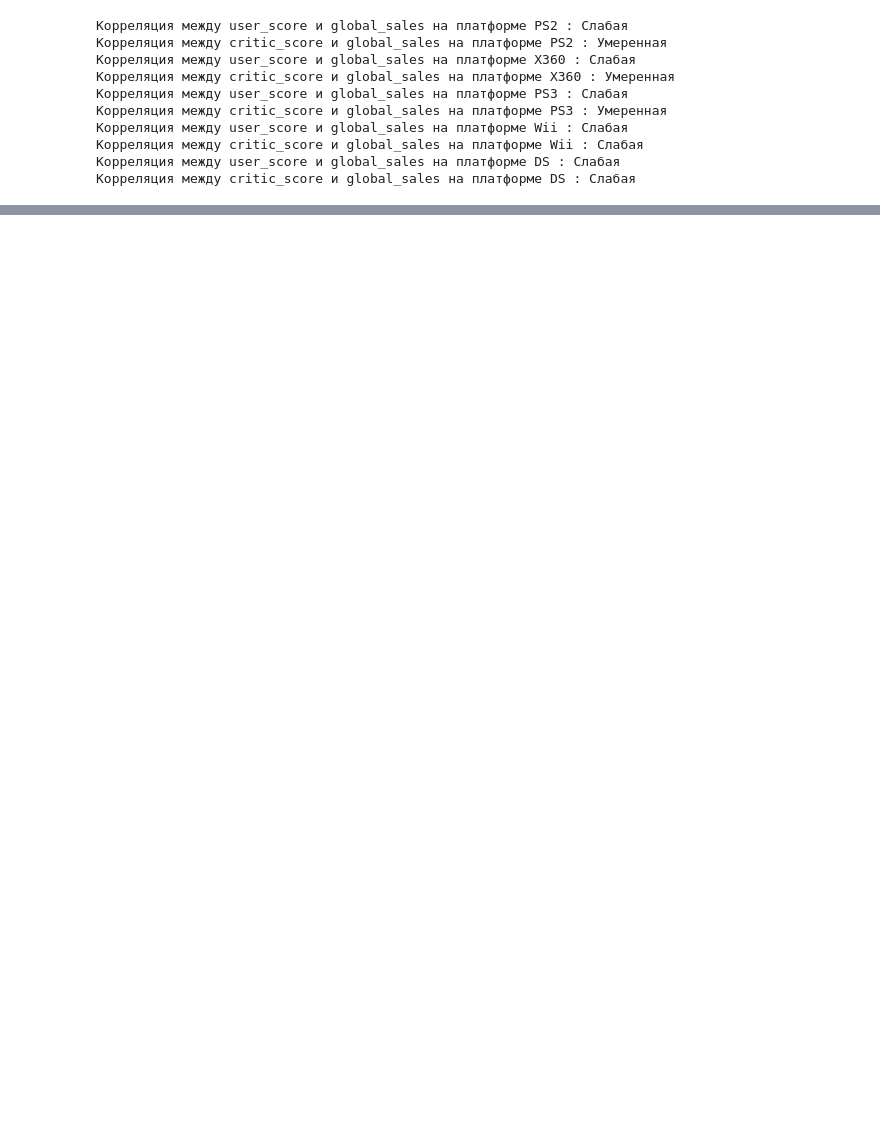
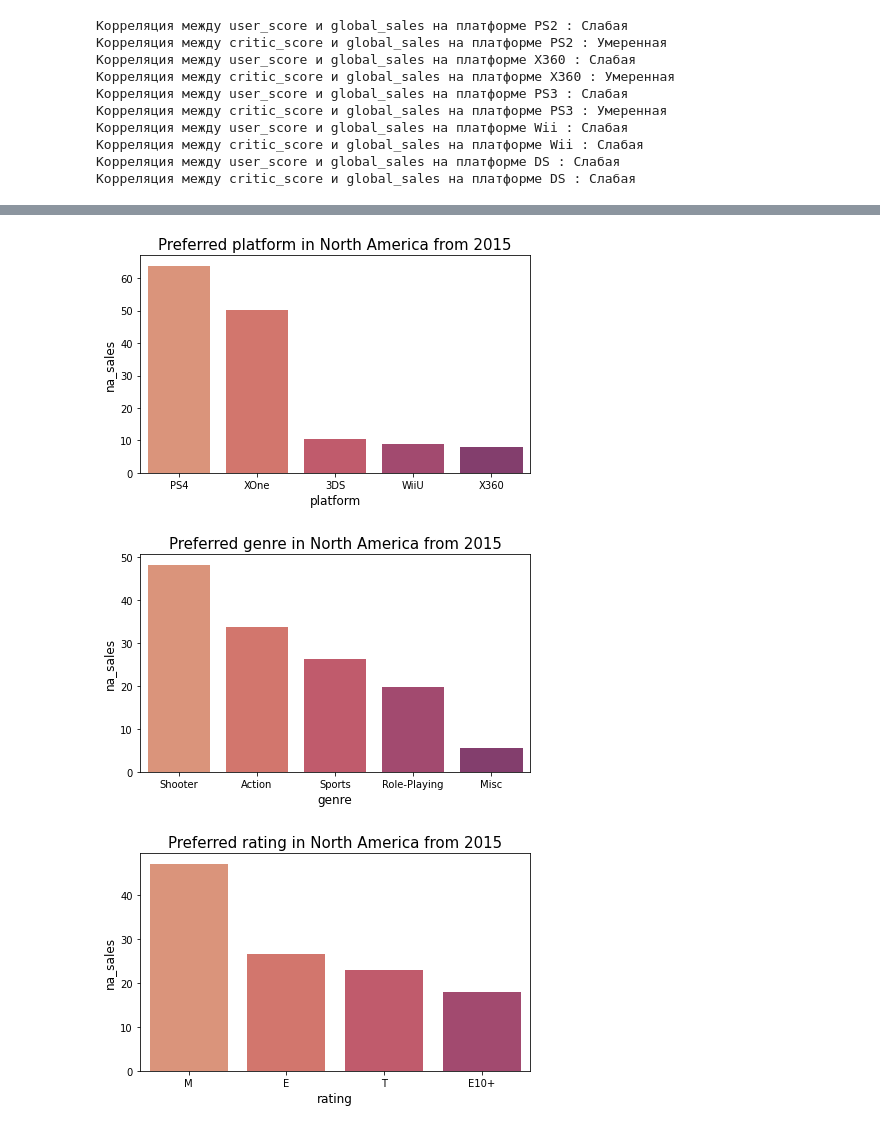
Before and after one commit to AnastasiaDvoynova/GameMarketAnalysis, a Jupyter notebook: Game_Market_Analysis.ipynb, the cells around one changed output, grey strips where cells are left out. Cells and saved outputs as stored; diff of their text form; code cells hidden in the pictures; blank space fills up the shorter version.

```diff
--- a/Game_Market_Analysis.ipynb
+++ b/Game_Market_Analysis.ipynb
@@ -257,0 +308,6 @@ for i in list(top_5_platform['platform']):
+# %%
+country_preferences('na_sales', 'North America', 2015)
+# %% [output]
+[figure, added]
+[figure, added]
+[figure, added]
```
Also changed, not shown: parts of 20 cells of this notebook.
